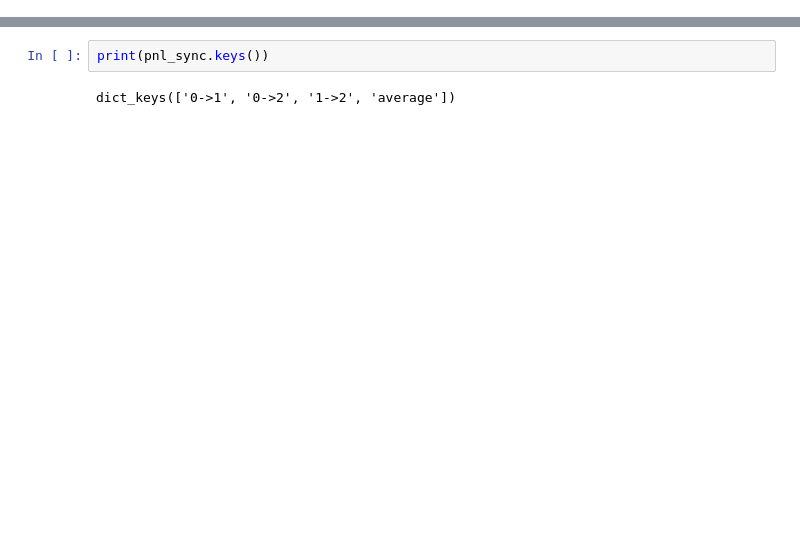
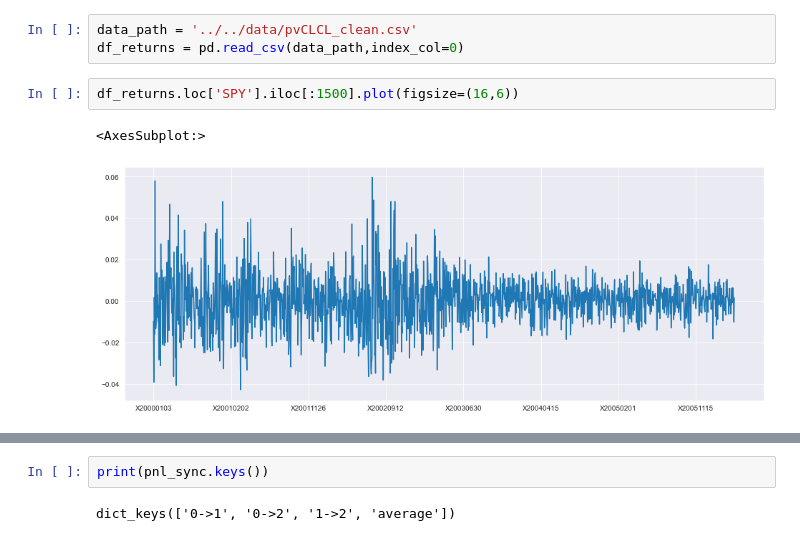
Before and after one commit to danni-shi/MRA, a Jupyter notebook: notebooks/test.ipynb, the cells around one changed output, grey strips where cells are left out. Cells and saved outputs as stored; diff of their text form; blank space fills up the shorter version.

```diff
--- a/notebooks/test.ipynb
+++ b/notebooks/test.ipynb
@@ -16,0 +220,8 @@ average_returns = pnl_sync['average']
+# %%
+data_path = '../../data/pvCLCL_clean.csv'
+df_returns = pd.read_csv(data_path,index_col=0)
+# %%
+df_returns.loc['SPY'].iloc[:1500].plot(figsize=(16,6))
+# %% [output]
+<AxesSubplot:>
+[figure, added]
```
Also changed, not shown: parts of 27 cells of this notebook, 9 other files.
